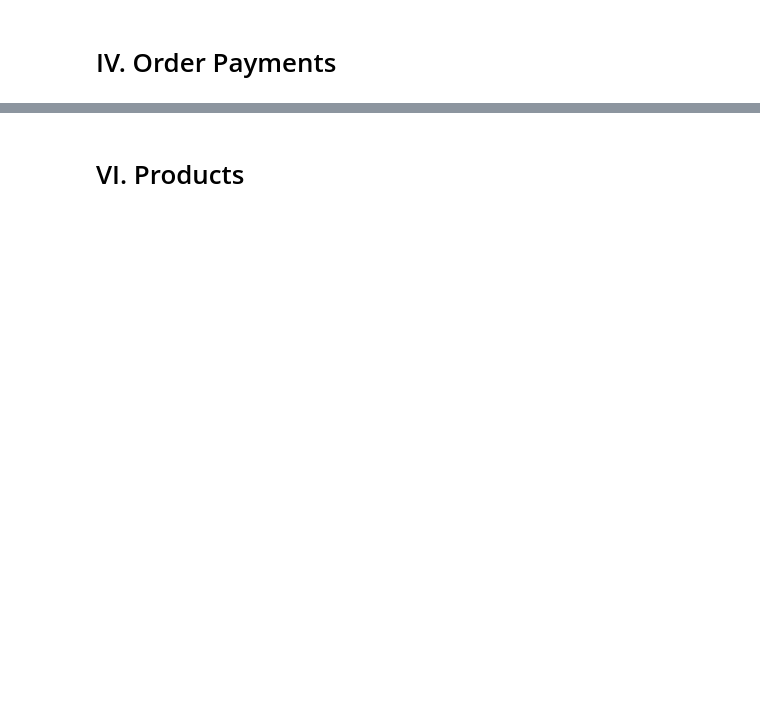
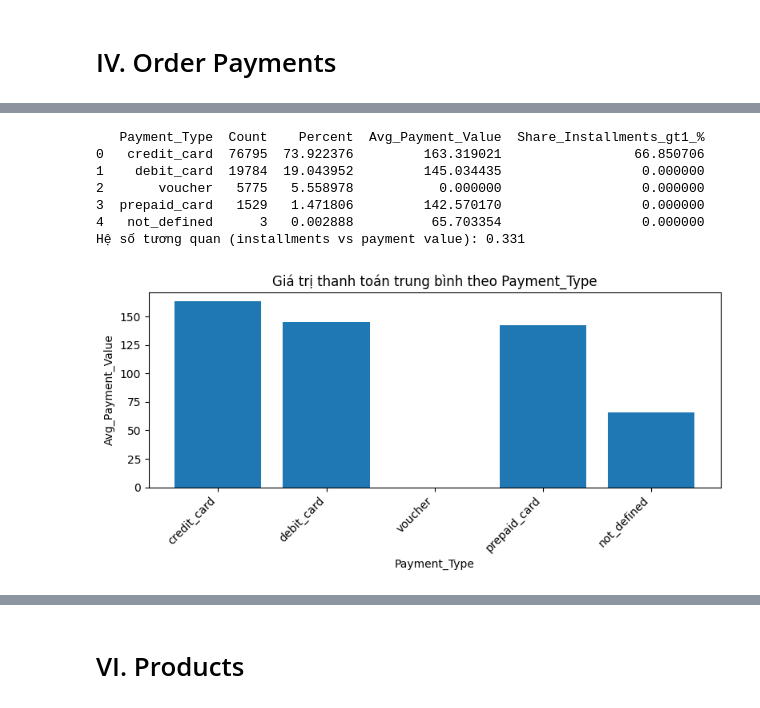
Before and after one commit to ThanhVo15/fecom-ecom-realtime-recommendation, a Jupyter notebook: processing/eda_data.ipynb, the cells around one changed output, grey strips where cells are left out. Cells and saved outputs as stored; diff of their text form; code cells hidden in the pictures; blank space fills up the shorter version.

```diff
--- a/processing/eda_data.ipynb
+++ b/processing/eda_data.ipynb
@@ -102,2 +483,5 @@ KeyboardInterrupt:
 # %% [markdown]
 # IV. Order Payments
+# %%
+df_Order_Payments = dfs_org["Order_Payments"]
+df_Order_Payments.head()
@@ -103,0 +512,6 @@ KeyboardInterrupt:
+# %%
+# From previous EDA, we know that the Customer_List.csv has 2 columns: Customer_Trx_ID and First_Order_Date, which have null value
+columns_to_check = df_Order_Payments.columns.tolist()
+
+check_null_overlap = utils.check_null_overlap(df_Order_Payments, columns_to_check)
+check_null_overlap
@@ -103,0 +528,3 @@ KeyboardInterrupt:
+# %%
+df_Order_Payments = utils.check_duplicates(df_Order_Payments, columns_to_check)
+df_Order_Payments
@@ -103,0 +549,68 @@ KeyboardInterrupt:
+# %%
+# 2) Tóm tắt theo Payment_Type
+df_summary = pd.DataFrame({
+    'Payment_Type': df_Order_Payments['Payment_Type'].value_counts().index,
+    'Count':          df_Order_Payments['Payment_Type'].value_counts().values,
+    'Percent':        df_Order_Payments['Payment_Type'].value_counts(normalize=True).values * 100,
+    'Avg_Payment_Value':
+        df_Order_Payments.groupby('Payment_Type')['Payment_Value'].mean().values,
+    'Share_Installments_gt1_%':
+        df_Order_Payments.assign(flag=df_Order_Payments['Payment_Installments']>1)
+              .groupby('Payment_Type')['flag']
+              .mean().values * 100
+})
+
+print(df_summary)
+
+# 3) Tính hệ số tương quan
+corr = df_Order_Payments['Payment_Installments'].corr(df_Order_Payments['Payment_Value'])
+print(f"Hệ số tương quan (installments vs payment value): {corr:.3f}")
+
+# 4) Chart 1: Giá trị thanh toán trung bình theo Payment_Type
+plt.figure(figsize=(8,4))
+plt.bar(df_summary['Payment_Type'], df_summary['Avg_Payment_Value'])
+plt.title('Giá trị thanh toán trung bình theo Payment_Type')
+plt.xlabel('Payment_Type')
+plt.ylabel('Avg_Payment_Value')
+plt.xticks(rotation=45, ha='right')
+plt.tight_layout()
+plt.show()
+
+# 5) Chart 2: Tỷ lệ thanh toán >1 kỳ theo Payment_Type
+plt.figure(figsize=(8,4))
+plt.bar(df_summary['Payment_Type'], df_summary['Share_Installments_gt1_%'])
+plt.title('Tỷ lệ thanh toán >1 kỳ (%) theo Payment_Type')
+plt.xlabel('Payment_Type')
+plt.ylabel('Share_Installments_gt1_%')
+plt.xticks(rotation=45, ha='right')
+plt.tight_layout()
+plt.show()
+
+# 6) Chart 3: Scatter plot – installments vs Payment_Value
+plt.figure(figsize=(6,6))
+plt.scatter(df_Order_Payments['Payment_Installments'], df_Order_Payments['Payment_Value'],
+            s=10, alpha=0.3)
+plt.title('Payment_Value vs Payment_Installments')
+plt.xlabel('Số kỳ trả góp')
+plt.ylabel('Payment_Value')
+plt.tight_layout()
+plt.show()
+
+# 7) Chart 4: Phân phối số kỳ trả góp
+inst_counts = df_Order_Payments['Payment_Installments'].value_counts().sort_index()
+plt.figure(figsize=(8,4))
+plt.bar(inst_counts.index.astype(str), inst_counts.values)
+plt.title('Phân phối số kỳ trả góp')
+plt.xlabel('Số kỳ trả góp')
+plt.ylabel('Count')
+plt.tight_layout()
+plt.show()
+# %% [output]
+   Payment_Type  Count    Percent  Avg_Payment_Value  Share_Installments_gt1_%
+0   credit_card  76795  73.922376         163.319021                 66.850706
+1    debit_card  19784  19.043952         145.034435                  0.000000
+2       voucher   5775   5.558978           0.000000                  0.000000
+3  prepaid_card   1529   1.471806         142.570170                  0.000000
+4   not_defined      3   0.002888          65.703354                  0.000000
+Hệ số tương quan (installments vs payment value): 0.331
+[figure, added]
```
Also changed, not shown: parts of 59 cells of this notebook, 14 other files.
